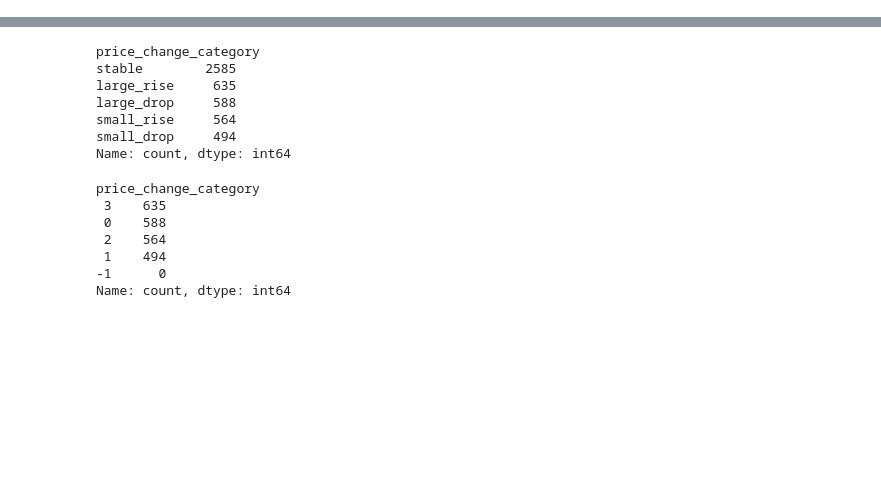
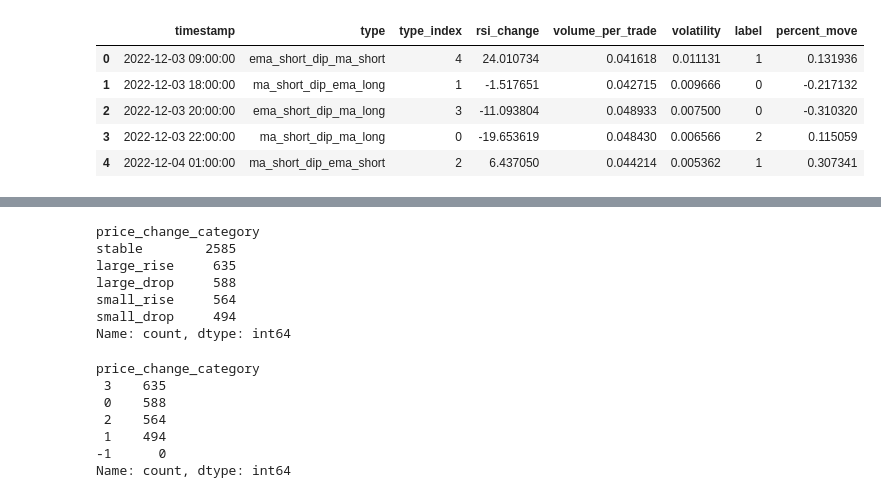
Before and after one commit to Roxulia/ChoaticX, a Jupyter notebook: Notebooks/backtest2.ipynb, the cells around one changed output, grey strips where cells are left out. Drawn from its saved outputs; the diff is of its cells as text; code cells hidden in the pictures; blank space fills up the shorter version.

```diff
--- a/Notebooks/backtest2.ipynb
+++ b/Notebooks/backtest2.ipynb
@@ -26,3 +26,12 @@ crossovers = await btc_prediction.prepareData(True)
 # %%
 
 df = pd.DataFrame(crossovers)
+# %%
+df.head()
+# %% [output]
+|  | timestamp | type | type_index | rsi_change | volume_per_trade | volatility | label | percent_move |
+| 0 | 2022-12-03 09:00:00 | ema_short_dip_ma_short | 4 | 24.010734 | 0.041618 | 0.011131 | 1 | 0.131936 |
+| 1 | 2022-12-03 18:00:00 | ma_short_dip_ema_long | 1 | -1.517651 | 0.042715 | 0.009666 | 0 | -0.217132 |
+| 2 | 2022-12-03 20:00:00 | ema_short_dip_ma_long | 3 | -11.093804 | 0.048933 | 0.007500 | 0 | -0.310320 |
+| 3 | 2022-12-03 22:00:00 | ma_short_dip_ma_long | 0 | -19.653619 | 0.048430 | 0.006566 | 2 | 0.115059 |
+| 4 | 2022-12-04 01:00:00 | ma_short_dip_ema_short | 2 | 6.437050 | 0.044214 | 0.005362 | 1 | 0.307341 |
```
Also changed, not shown: parts of 7 cells of this notebook, 2 other files.
